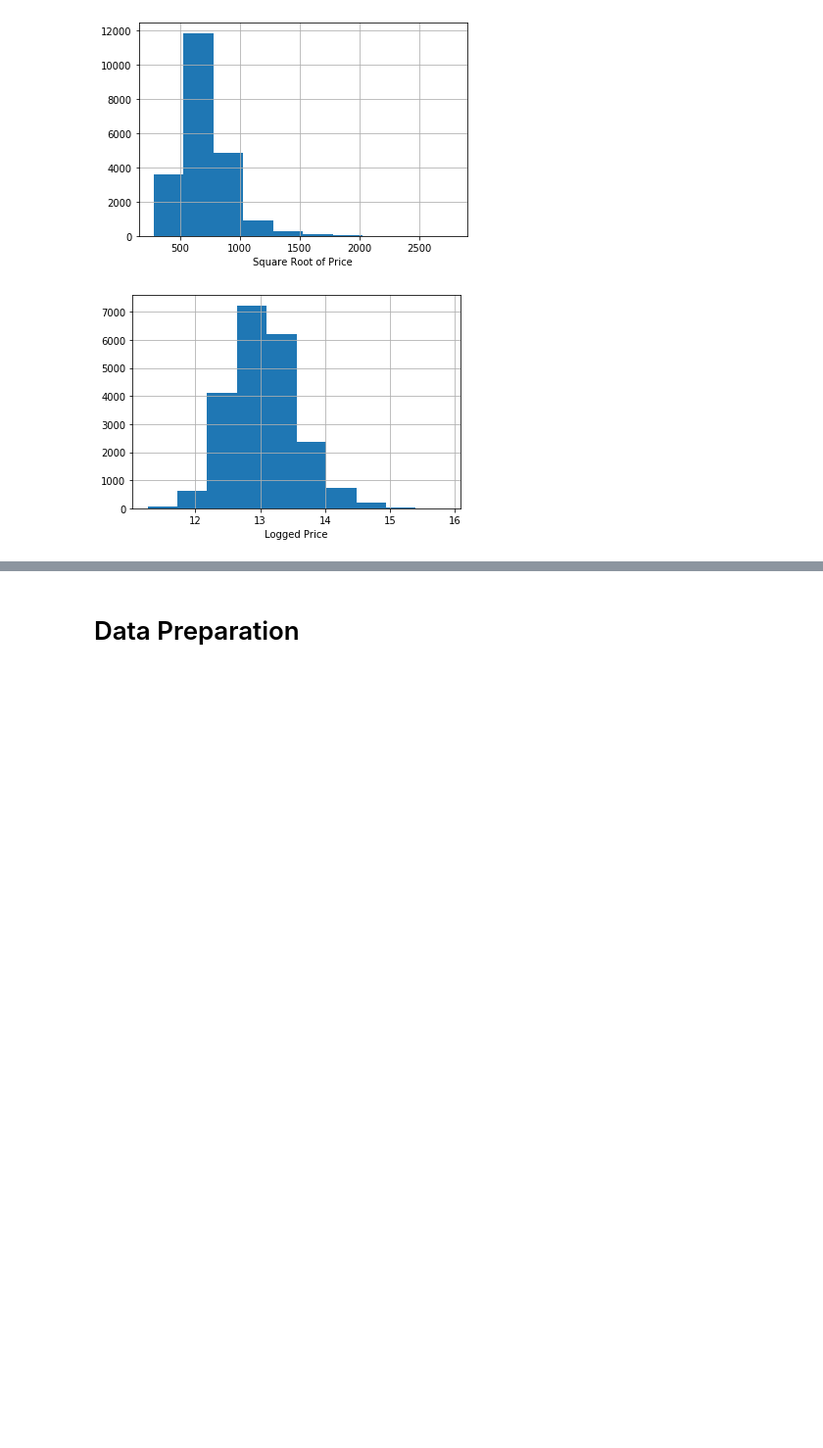
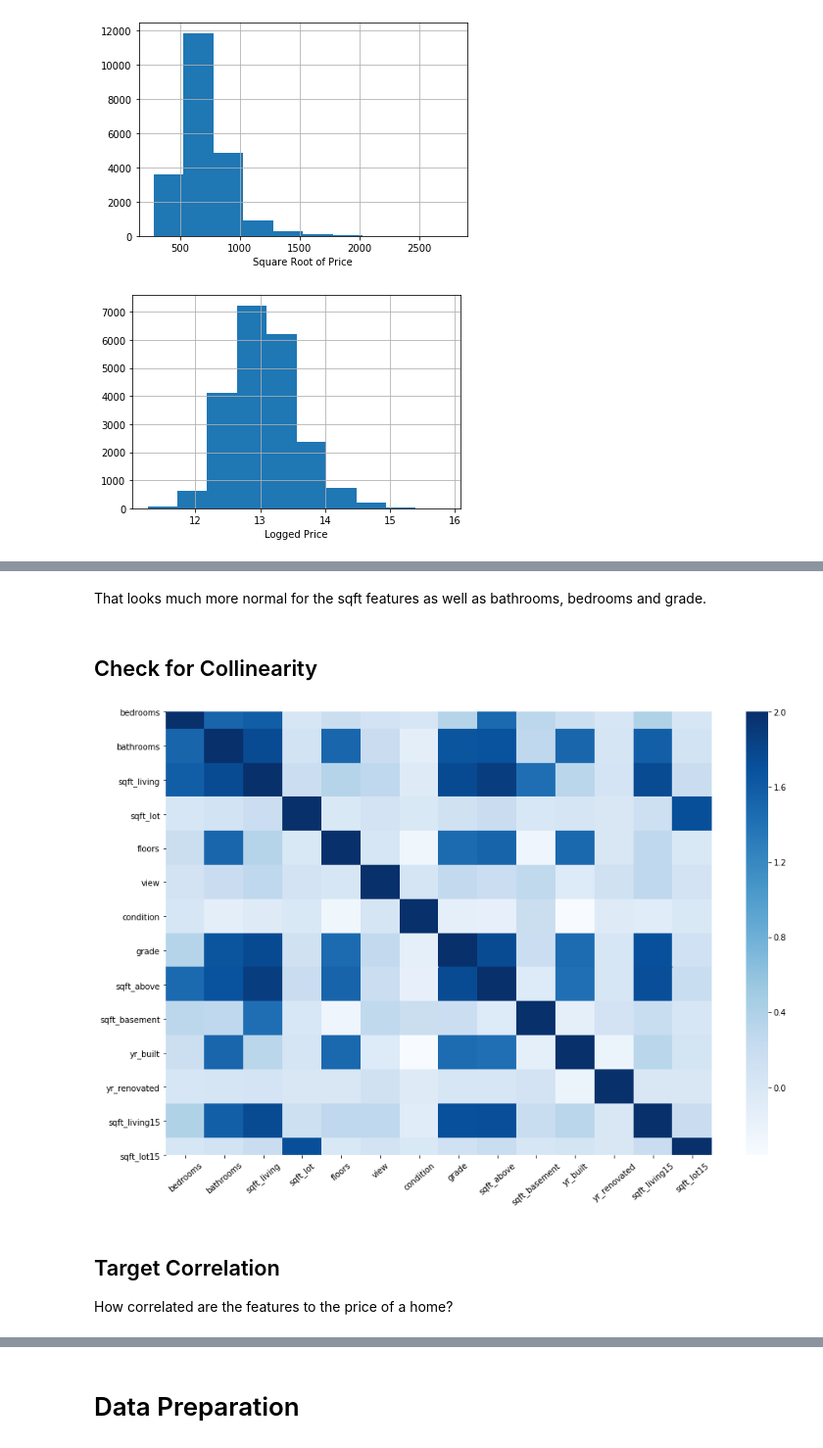
Before and after one commit to Patrickbfuller/lin_reg_tutorial, a Jupyter notebook: linear_regression.ipynb, the cells around one changed output, grey strips where cells are left out. Shown: that part at 98% size. Cells and saved outputs as stored; diff of their text form; code cells hidden in the pictures; blank space fills up the shorter version.

Commit message:
explore data understanding through multi-collinearity and target correlation

```diff
--- a/linear_regression.ipynb
+++ b/linear_regression.ipynb
@@ -367,0 +425,15 @@ plt.tight_layout()
+# %% [markdown]
+That looks much more normal for the sqft features as well as bathrooms, bedrooms and grade.
+# %% [markdown]
+## Check for Collinearity
+# %%
+cutoff = 0.4
+hmap = df_viz[numeric].corr() + (df_viz[numeric].corr() > cutoff)
+plt.figure(figsize=(15,10))
+sns.heatmap(hmap, cmap="Blues")
+plt.xticks(rotation=40);
+# %% [output]
+[figure, added]
+# %% [markdown]
+## Target Correlation
+How correlated are the features to the price of a home?
```
Also changed, not shown: parts of 18 cells of this notebook.
